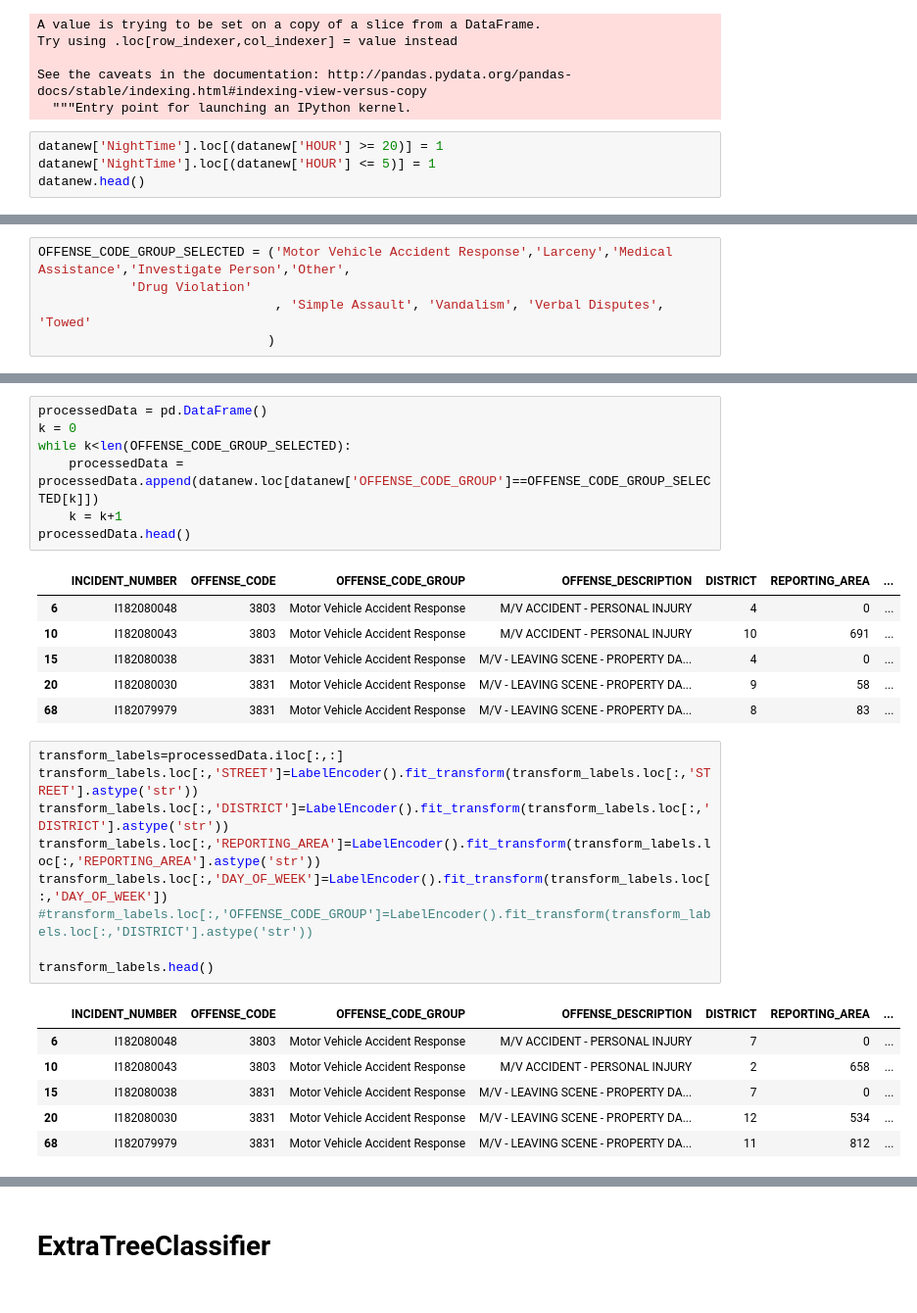
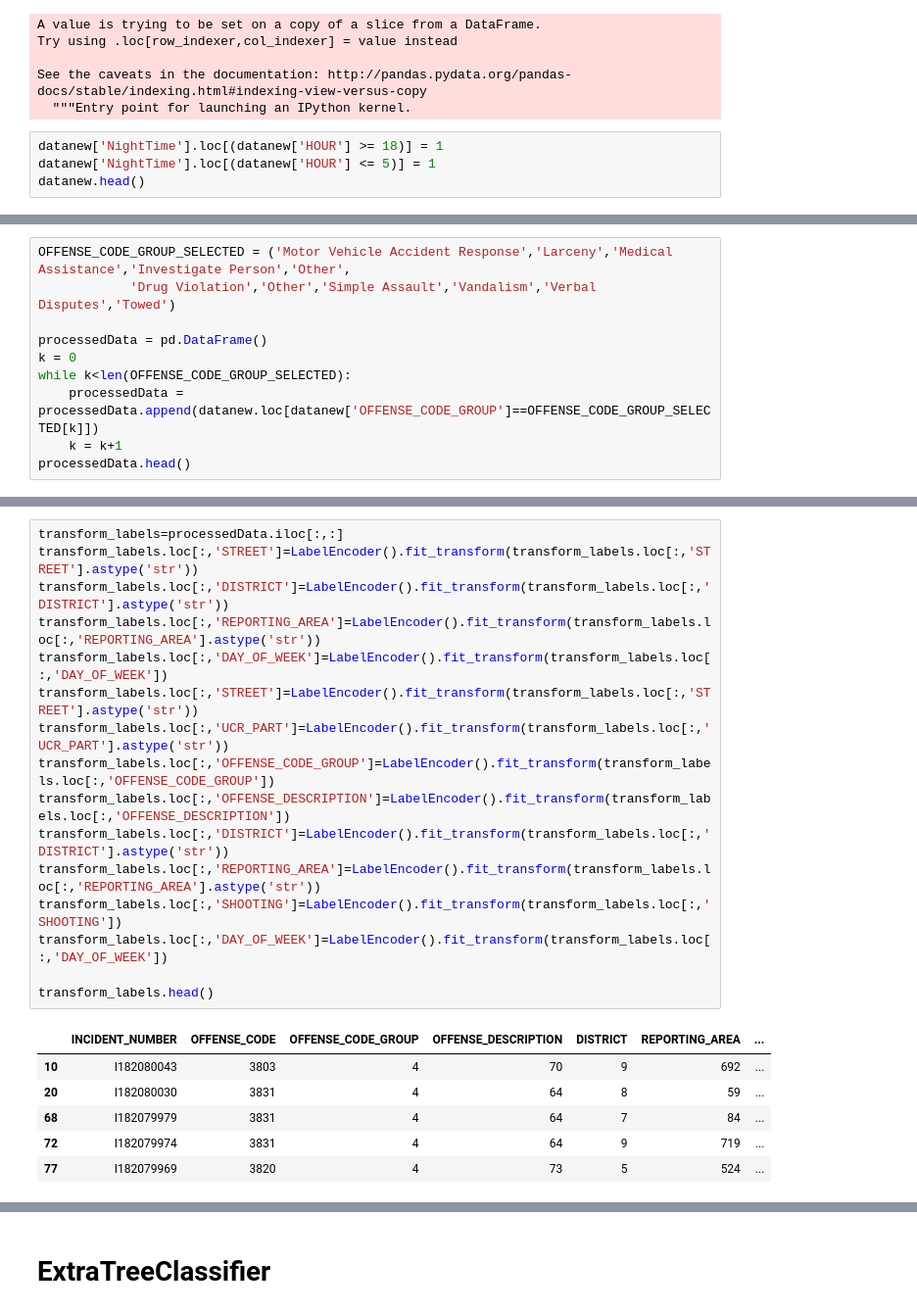
Before and after one commit to akritibhat/Boston-Crime-Prediction-DMT, a Jupyter notebook: Sheet 3 - Modelling.ipynb, the cells around one changed output, grey strips where cells are left out. Shown at 98% size. Cells and saved outputs as stored; diff of their text form.

```diff
--- a/Sheet 3 - Modelling.ipynb
+++ b/Sheet 3 - Modelling.ipynb
@@ -74,7 +66,7 @@ Try using .loc[row_indexer,col_indexer] = value instead
 See the caveats in the documentation: http://pandas.pydata.org/pandas-docs/stable/indexing.html#indexing-view-versus-copy
   """Entry point for launching an IPython kernel.
 # %%
-datanew['NightTime'].loc[(datanew['HOUR'] >= 20)] = 1
+datanew['NightTime'].loc[(datanew['HOUR'] >= 18)] = 1
 datanew['NightTime'].loc[(datanew['HOUR'] <= 5)] = 1
 datanew.head()
 # %% [output]
@@ -119,6 +111,11 @@ Towed                              11120
 Name: OFFENSE_CODE_GROUP, dtype: int64
 # %%
 OFFENSE_CODE_GROUP_SELECTED = ('Motor Vehicle Accident Response','Larceny','Medical Assistance','Investigate Person','Other',
-            'Drug Violation'
-                               , 'Simple Assault', 'Vandalism', 'Verbal Disputes', 'Towed'
-                              )
+            'Drug Violation','Other','Simple Assault','Vandalism','Verbal Disputes','Towed')
+
+processedData = pd.DataFrame()
+k = 0
+while k<len(OFFENSE_CODE_GROUP_SELECTED):
+    processedData = processedData.append(datanew.loc[datanew['OFFENSE_CODE_GROUP']==OFFENSE_CODE_GROUP_SELECTED[k]])
+    k = k+1
+processedData.head()
@@ -125,30 +129,23 @@ OFFENSE_CODE_GROUP_SELECTED = ('Motor Vehicle Accident Response','Larceny','Medi
-# %%
-processedData = pd.DataFrame()
-k = 0
-while k<len(OFFENSE_CODE_GROUP_SELECTED):
-    processedData = processedData.append(datanew.loc[datanew['OFFENSE_CODE_GROUP']==OFFENSE_CODE_GROUP_SELECTED[k]])
-    k = k+1
-processedData.head()
-# %% [output]
-|  | INCIDENT_NUMBER | OFFENSE_CODE | OFFENSE_CODE_GROUP | OFFENSE_DESCRIPTION | DISTRICT | REPORTING_AREA | ... |
-| 6 | I182080048 | 3803 | Motor Vehicle Accident Response | M/V ACCIDENT - PERSONAL INJURY | 4 | 0 | ... |
-| 10 | I182080043 | 3803 | Motor Vehicle Accident Response | M/V ACCIDENT - PERSONAL INJURY | 10 | 691 | ... |
-| 15 | I182080038 | 3831 | Motor Vehicle Accident Response | M/V - LEAVING SCENE - PROPERTY DA... | 4 | 0 | ... |
-| 20 | I182080030 | 3831 | Motor Vehicle Accident Response | M/V - LEAVING SCENE - PROPERTY DA... | 9 | 58 | ... |
-| 68 | I182079979 | 3831 | Motor Vehicle Accident Response | M/V - LEAVING SCENE - PROPERTY DA... | 8 | 83 | ... |
 # %%
 transform_labels=processedData.iloc[:,:]
 transform_labels.loc[:,'STREET']=LabelEncoder().fit_transform(transform_labels.loc[:,'STREET'].astype('str'))
 transform_labels.loc[:,'DISTRICT']=LabelEncoder().fit_transform(transform_labels.loc[:,'DISTRICT'].astype('str'))
 transform_labels.loc[:,'REPORTING_AREA']=LabelEncoder().fit_transform(transform_labels.loc[:,'REPORTING_AREA'].astype('str'))
 transform_labels.loc[:,'DAY_OF_WEEK']=LabelEncoder().fit_transform(transform_labels.loc[:,'DAY_OF_WEEK'])
-#transform_labels.loc[:,'OFFENSE_CODE_GROUP']=LabelEncoder().fit_transform(transform_labels.loc[:,'DISTRICT'].astype('str'))
+transform_labels.loc[:,'STREET']=LabelEncoder().fit_transform(transform_labels.loc[:,'STREET'].astype('str'))
+transform_labels.loc[:,'UCR_PART']=LabelEncoder().fit_transform(transform_labels.loc[:,'UCR_PART'].astype('str'))
+transform_labels.loc[:,'OFFENSE_CODE_GROUP']=LabelEncoder().fit_transform(transform_labels.loc[:,'OFFENSE_CODE_GROUP'])
+transform_labels.loc[:,'OFFENSE_DESCRIPTION']=LabelEncoder().fit_transform(transform_labels.loc[:,'OFFENSE_DESCRIPTION'])
+transform_labels.loc[:,'DISTRICT']=LabelEncoder().fit_transform(transform_labels.loc[:,'DISTRICT'].astype('str'))
+transform_labels.loc[:,'REPORTING_AREA']=LabelEncoder().fit_transform(transform_labels.loc[:,'REPORTING_AREA'].astype('str'))
+transform_labels.loc[:,'SHOOTING']=LabelEncoder().fit_transform(transform_labels.loc[:,'SHOOTING'])
+transform_labels.loc[:,'DAY_OF_WEEK']=LabelEncoder().fit_transform(transform_labels.loc[:,'DAY_OF_WEEK'])
 
 transform_labels.head()
 # %% [output]
 |  | INCIDENT_NUMBER | OFFENSE_CODE | OFFENSE_CODE_GROUP | OFFENSE_DESCRIPTION | DISTRICT | REPORTING_AREA | ... |
-| 6 | I182080048 | 3803 | Motor Vehicle Accident Response | M/V ACCIDENT - PERSONAL INJURY | 7 | 0 | ... |
-| 10 | I182080043 | 3803 | Motor Vehicle Accident Response | M/V ACCIDENT - PERSONAL INJURY | 2 | 658 | ... |
-| 15 | I182080038 | 3831 | Motor Vehicle Accident Response | M/V - LEAVING SCENE - PROPERTY DA... | 7 | 0 | ... |
-| 20 | I182080030 | 3831 | Motor Vehicle Accident Response | M/V - LEAVING SCENE - PROPERTY DA... | 12 | 534 | ... |
-| 68 | I182079979 | 3831 | Motor Vehicle Accident Response | M/V - LEAVING SCENE - PROPERTY DA... | 11 | 812 | ... |
+| 10 | I182080043 | 3803 | 4 | 70 | 9 | 692 | ... |
+| 20 | I182080030 | 3831 | 4 | 64 | 8 | 59 | ... |
+| 68 | I182079979 | 3831 | 4 | 64 | 7 | 84 | ... |
+| 72 | I182079974 | 3831 | 4 | 64 | 9 | 719 | ... |
+| 77 | I182079969 | 3820 | 4 | 73 | 5 | 524 | ... |
```
Also changed, not shown: parts of 76 cells of this notebook, 4 other files.
